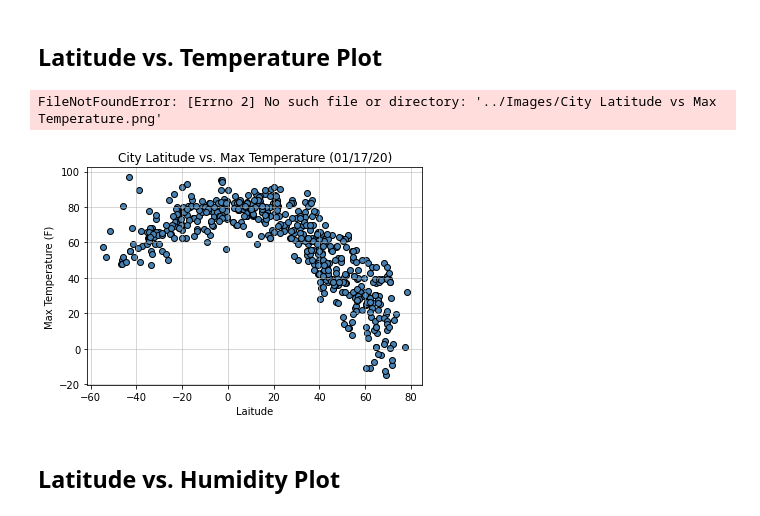
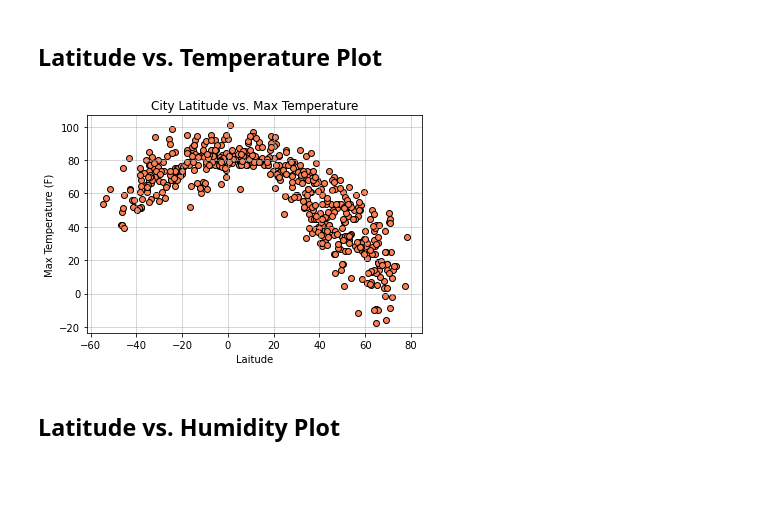
Before and after one commit to sjryandesigns/Python-API-Challenge, a Jupyter notebook: WeatherPy.ipynb, the cells around one changed output. Drawn from its saved outputs; the diff is of its cells as text; code cells hidden in the pictures; blank space fills up the shorter version.

Commit message:
WeatherPy Complete

```diff
--- a/WeatherPy.ipynb
+++ b/WeatherPy.ipynb
@@ -173,25 +172,24 @@ print(Index_label)
 ## Latitude vs. Temperature Plot
 # %%
 # Create Latitude vs. Temperature Plot scatter plot
-plt.scatter(weather_dict["Latitude"], weather_dict["Max Temp"], facecolor = "steelblue", edgecolor = "black")
+plt.scatter(weather_data["Latitude"], weather_data["Max Temp"], facecolor = "coral", edgecolor = "black")
 
 # Set title
-plt.title("City Latitude vs. Max Temperature (01/17/20)")
+plt.title("City Latitude vs. Max Temperature")
 
 # Set x axis label
 plt.xlabel("Laitude")
 
 # Set y axis label
 plt.ylabel("Max Temperature (F)")
 
 # Set grid line
 plt.grid(linestyle='-', linewidth=1, alpha = 0.5)
 
 # Save the plotted figure as .pngs
-plt.savefig("../Images/City Latitude vs Max Temperature.png")
+plt.savefig("Images/City Latitude vs Max Temperature.png")
 # %% [output]
-FileNotFoundError: [Errno 2] No such file or directory: '../Images/City Latitude vs Max Temperature.png'
-[figure, old version]
+[figure, new version]
 # %% [markdown]
 ## Latitude vs. Humidity Plot
 # %%
```
Also changed, not shown: parts of 18 cells of this notebook, 13 other files.
